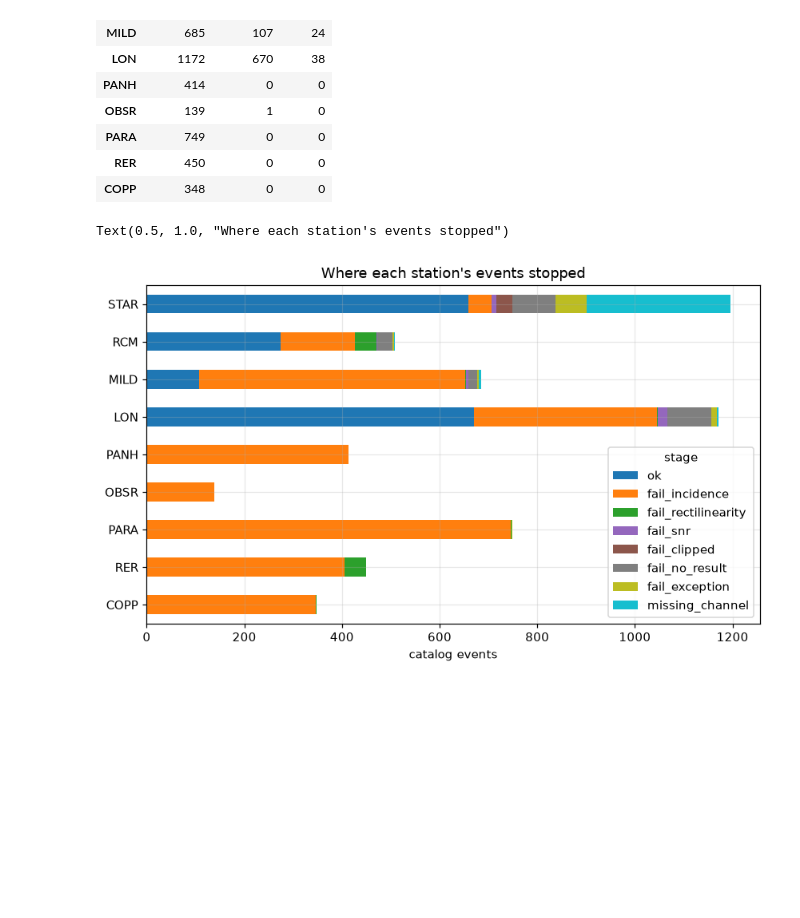
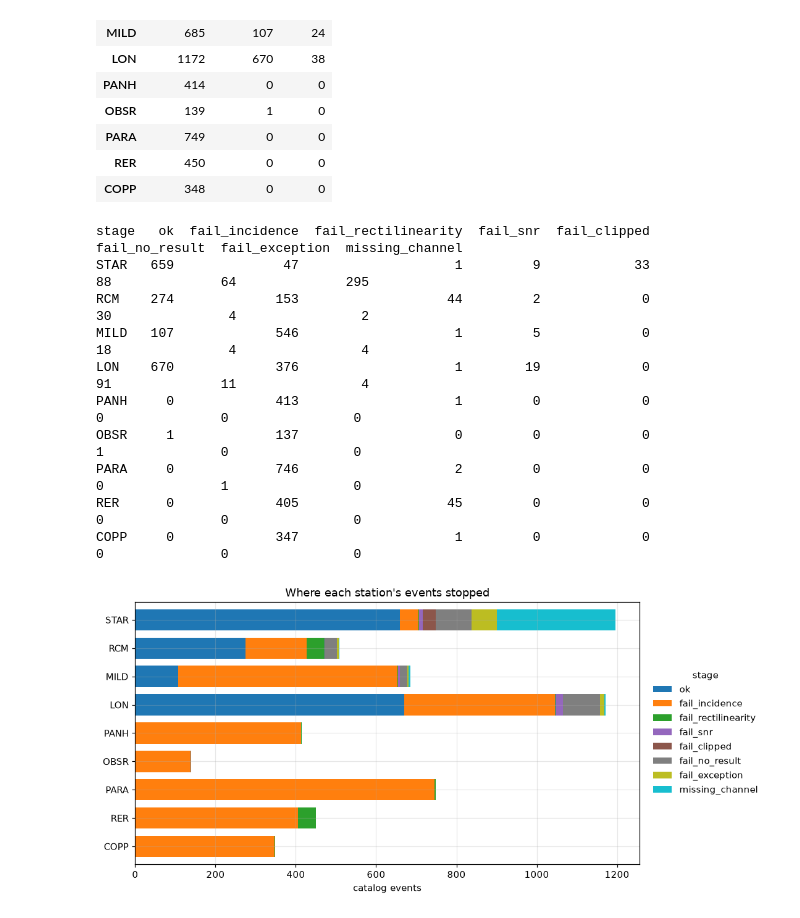
Before and after one commit to mhemmett/rainier-sws-tutorials, a Jupyter notebook: notebooks/06_exploring_the_results.ipynb, the cells around one changed output. Cells and saved outputs as stored; diff of their text form; code cells hidden in the pictures; blank space fills up the shorter version.

```diff
--- a/notebooks/06_exploring_the_results.ipynb
+++ b/notebooks/06_exploring_the_results.ipynb
@@ -52,10 +122,23 @@ funnel
 # %%
 stages = pd.DataFrame({s: quality.stage_counts(r) for s, r in res.items()}).fillna(0).astype(int).T
 order = ["ok", "fail_incidence", "fail_rectilinearity", "fail_snr", "fail_clipped", "fail_no_result", "fail_exception", "missing_channel"]
 stages = stages[[c for c in order if c in stages] + [c for c in stages if c not in order]]   # every stage, none dropped
-ax = stages.plot.barh(stacked=True, figsize=(9, 5), colormap="tab10"); ax.invert_yaxis()
-ax.set_xlabel("catalog events"); ax.set_title("Where each station's events stopped")
+ax = stages.plot.barh(stacked=True, figsize=(10, 4.8), colormap="tab10", width=0.75)
+ax.invert_yaxis()
+ax.legend(loc="center left", bbox_to_anchor=(1.01, 0.5), frameon=False, title="stage")
+ax.set(xlabel="catalog events", ylabel="", title="Where each station's events stopped")
+plt.tight_layout()
+print(stages.to_string())
 # %% [output]
-Text(0.5, 1.0, "Where each station's events stopped")
+stage   ok  fail_incidence  fail_rectilinearity  fail_snr  fail_clipped  fail_no_result  fail_exception  missing_channel
+STAR   659              47                    1         9            33              88              64              295
+RCM    274             153                   44         2             0              30               4                2
+MILD   107             546                    1         5             0              18               4                4
+LON    670             376                    1        19             0              91              11                4
+PANH     0             413                    1         0             0               0               0                0
+OBSR     1             137                    0         0             0               1               0                0
+PARA     0             746                    2         0             0               0               1                0
+RER      0             405                   45         0             0               0               0                0
+COPP     0             347                    1         0             0               0               0                0
-[figure, old version]
+[figure, new version]
 # %% [markdown]
```
Also changed, not shown: parts of 60 cells of this notebook.
